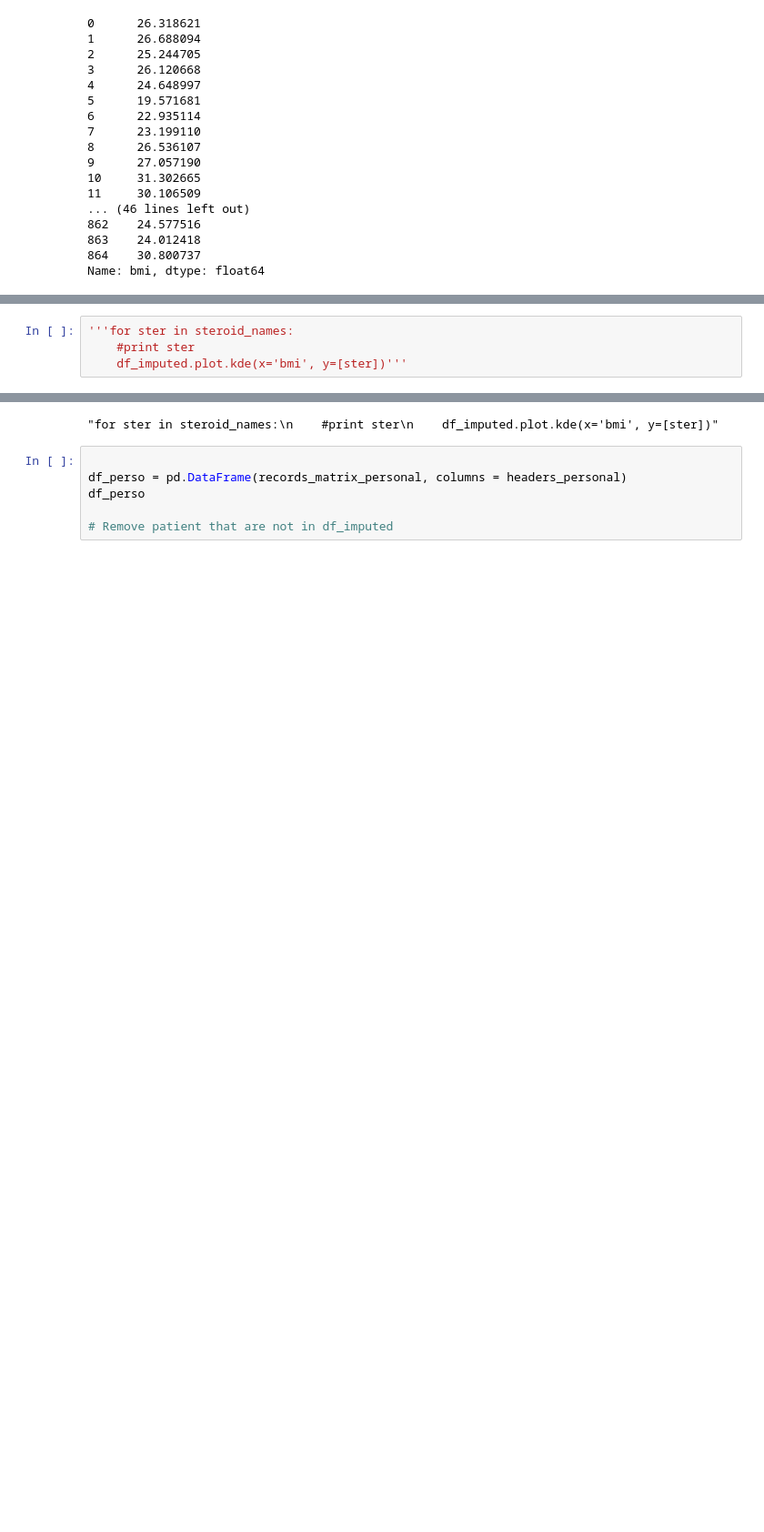
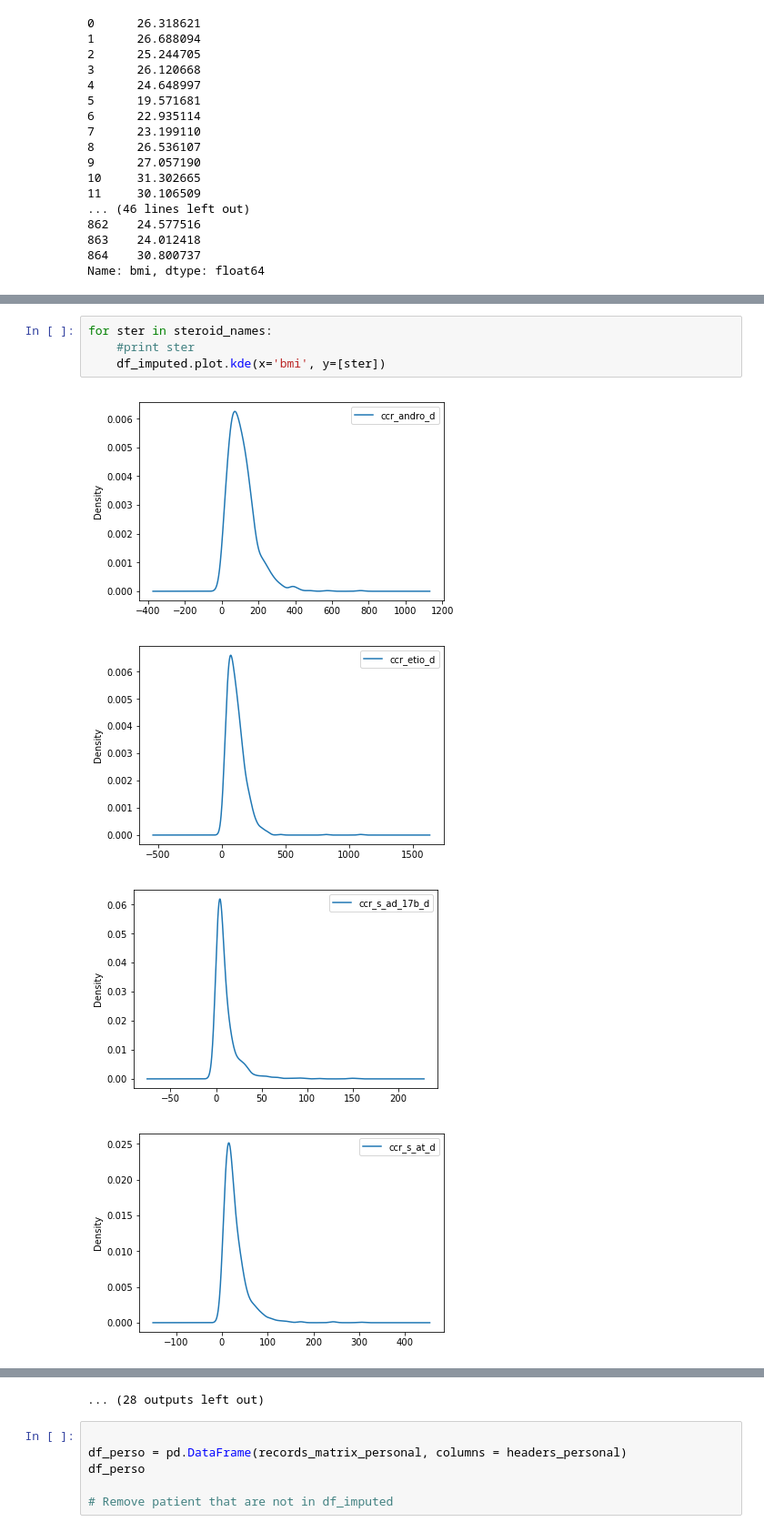
Before and after one commit to simon-baehler/LFA-Steroide, a Jupyter notebook: DRAFT.ipynb, the cells around one changed output, grey strips where cells are left out. Shown at 91% size. Saved outputs shown, nothing was run; the diff lists cells and outputs as text; blank space fills up the shorter version.

```diff
--- a/DRAFT.ipynb
+++ b/DRAFT.ipynb
@@ -312,5 +337,9 @@ print steroid_names
 # %%
-'''for ster in steroid_names:
+for ster in steroid_names:
     #print ster
-    df_imputed.plot.kde(x='bmi', y=[ster])'''
+    df_imputed.plot.kde(x='bmi', y=[ster])
 # %% [output]
+[figure, added]
+[figure, added]
+[figure, added]
+[figure, added]
@@ -317,4 +354,4 @@ print steroid_names
-"for ster in steroid_names:\n    #print ster\n    df_imputed.plot.kde(x='bmi', y=[ster])"
+... (28 outputs left out)
 # %%
 
 df_perso = pd.DataFrame(records_matrix_personal, columns = headers_personal)
```
Also changed, not shown: parts of 8 cells of this notebook.
